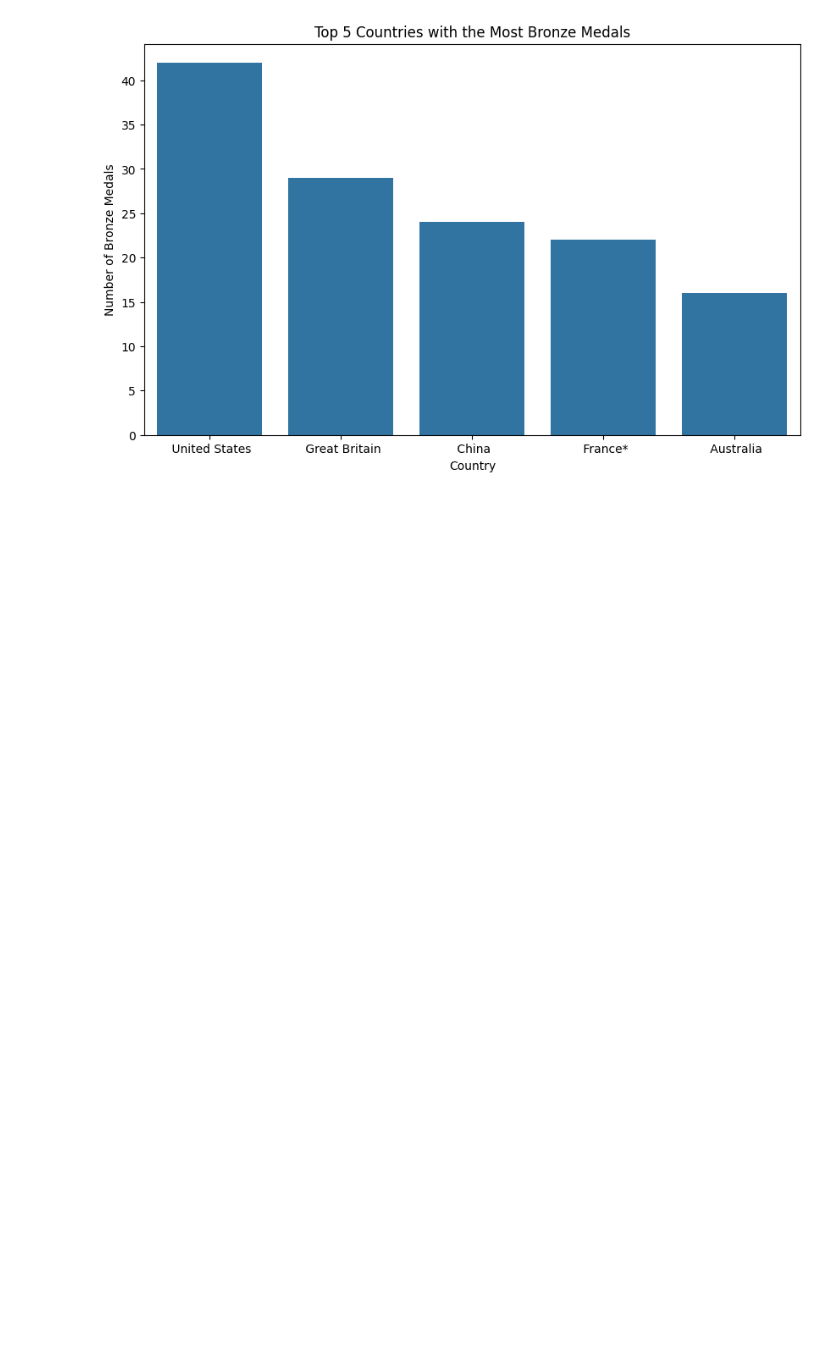
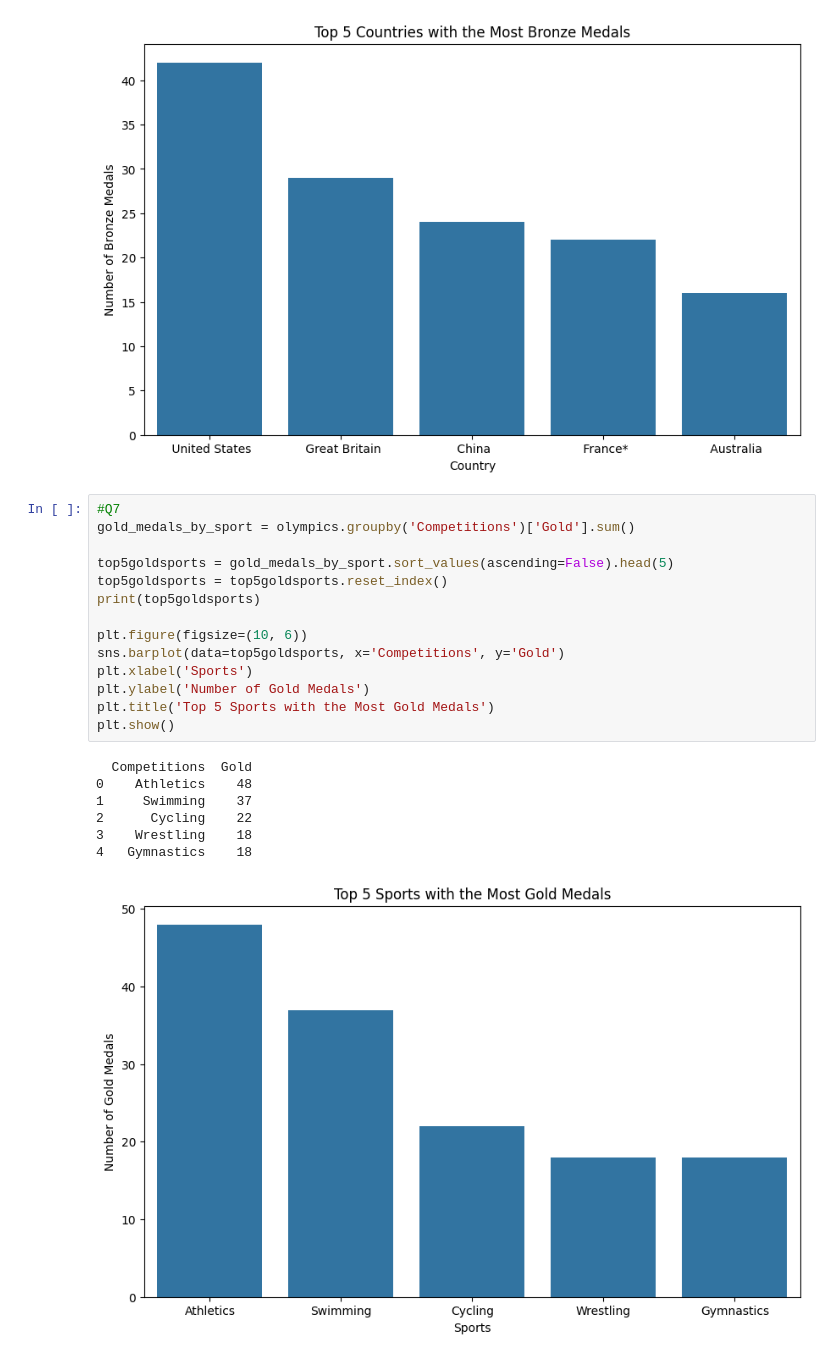
Before and after one commit to build-summer-2024/async-green-JennyMa-final-project, a Jupyter notebook: finalproject.ipynb, the cells around one changed output. Drawn from its saved outputs; the diff is of its cells as text; blank space fills up the shorter version.

```diff
--- a/finalproject.ipynb
+++ b/finalproject.ipynb
@@ -186,3 +186,25 @@ plt.show()
 3         France*      22
 4       Australia      16
 [figure]
+# %%
+#Q7
+gold_medals_by_sport = olympics.groupby('Competitions')['Gold'].sum()
+
+top5goldsports = gold_medals_by_sport.sort_values(ascending=False).head(5)
+top5goldsports = top5goldsports.reset_index()
+print(top5goldsports)
+
+plt.figure(figsize=(10, 6))
+sns.barplot(data=top5goldsports, x='Competitions', y='Gold')
+plt.xlabel('Sports')
+plt.ylabel('Number of Gold Medals')
+plt.title('Top 5 Sports with the Most Gold Medals')
+plt.show()
+# %% [output]
+  Competitions  Gold
+0    Athletics    48
+1     Swimming    37
+2      Cycling    22
+3    Wrestling    18
+4   Gymnastics    18
+[figure, added]
```
Also changed, not shown: parts of 3 cells of this notebook, 1 other file.
